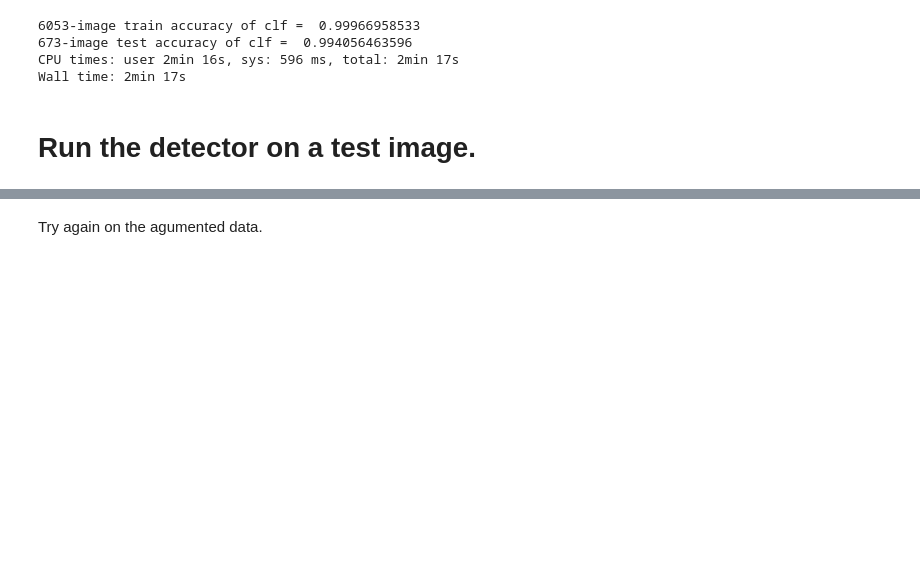
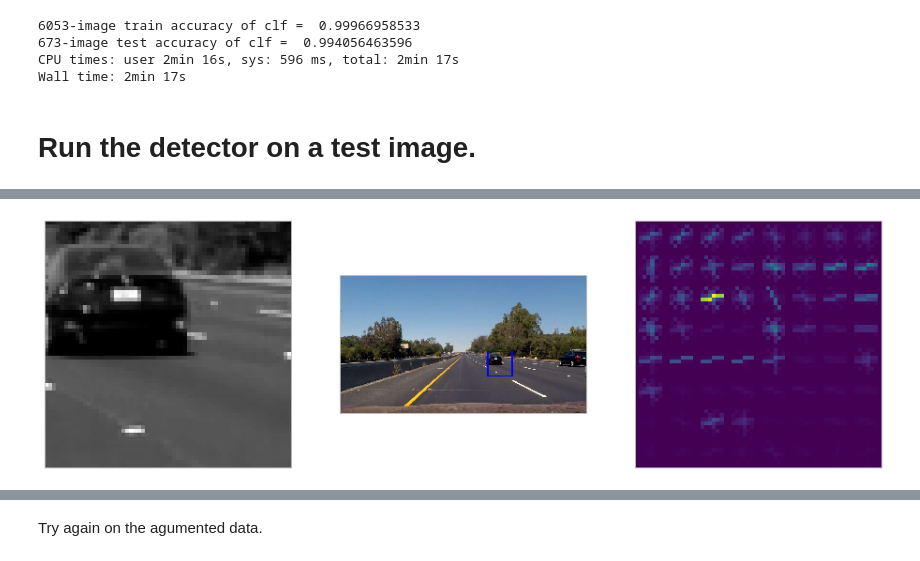
Before and after one commit to tsbertalan/vehicleDetection, a Jupyter notebook: Movie.ipynb, the cells around one changed output, grey strips where cells are left out. Drawn from its saved outputs; the diff is of its cells as text; code cells hidden in the pictures; blank space fills up the shorter version.

```diff
--- a/Movie.ipynb
+++ b/Movie.ipynb
@@ -108,0 +113,25 @@ projh.video();
+# %%
+frame = projh.inputFrames[-1]
+feature_image = detectorNoAug.featurize.getChannels(frame)
+from skimage.feature import hog
+# %%
+d = 64
+scales = [
+        #  scale,    (lo,  hi),  overlap
+           #(256/64, (720, 400), .5),
+            (d/128, (690, 400), .5),
+            (d/96,  (600, 400), .4),
+            (d/64,  (600, 400), .3),
+            (d/48,  (550, 400), .25),
+        ]
+hog_channel = 'ALL'
+hog_channel = 0
+orient = 9
+pixels_per_cell = 8
+cells_per_block = 2
+hog_channels = [0, 1, 2] if str(hog_channel).lower() == 'all' else [hog_channel]
+# %%
+def ar(f):
+    fr = round(f)
+    assert f == fr
+    return int(fr)
@@ -108,0 +253,11 @@ projh.video();
+# %%
+i = 12
+im = sliceWindows[i]
+fig, (ax1, ax2, ax3) = plt.subplots(figsize=(16,9), ncols=3)
+ax1.imshow(im, cmap='gray')
+ax2.imshow(vehicleDetection.drawing.drawBboxes(frame, [windowLocations[i]]))
+ax3.imshow(hogVisualizations[i])
+for a in ax1, ax2, ax3:
+    a.set_xticks([]); a.set_yticks([])
+# %% [output]
+[figure, added]
```
Also changed, not shown: parts of 7 cells of this notebook, 1 other file.
